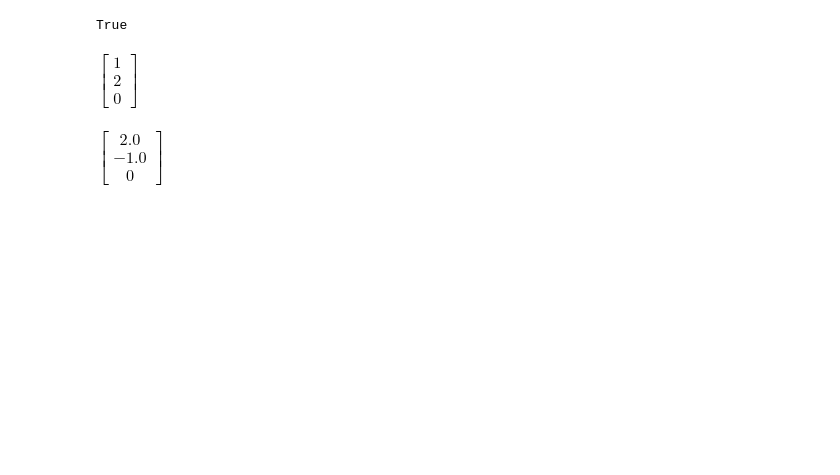
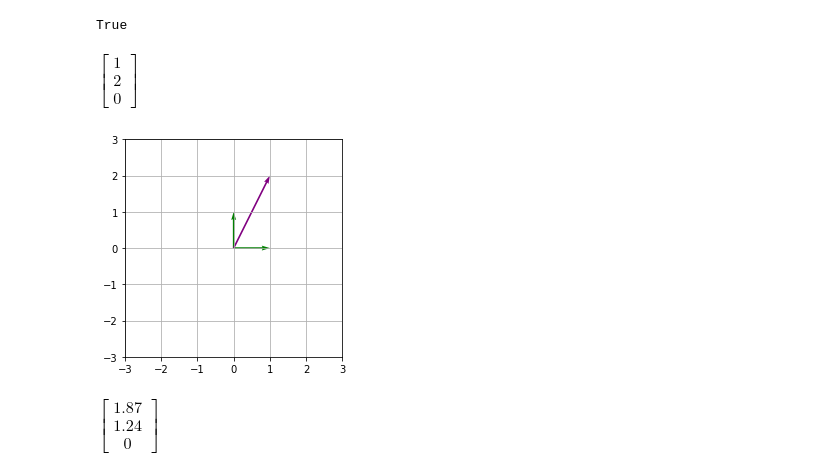
Before and after one commit to curt114/robotics, a Jupyter notebook: masterclass/geometry2d/004 Describing rotation in 2D.ipynb, the cells around one changed output. Saved outputs shown, nothing was run; the diff lists cells and outputs as text; code cells hidden in the pictures; blank space fills up the shorter version.

```diff
--- a/masterclass/geometry2d/004 Describing rotation in 2D.ipynb
+++ b/masterclass/geometry2d/004 Describing rotation in 2D.ipynb
@@ -71,14 +192,58 @@ R_inverse == R_transpose
 True
 # %%
 # Create a vector in the world coordinate frame.
-vector_a = 1 * W.i + 2 * W.j
+vector_a = 1 * W.i + 2 * W.j + 0 * W.k
 vector_a_matrix = vector_a.to_matrix(W)
 vector_a_matrix
 # %% [output]
 $\displaystyle \left[\begin{matrix}1\\2\\0\end{matrix}\right]$
+# %%
+#  Plot vector a 1i + 2j (COLOR PURPLE) in the world coordinate frame (COLOR GREEN).
+
+# Initialize the figure and axes
+fig, ax = plt.subplots()
+
+# Adds grid lines to the graph.
+plt.grid()
+
+# Same scaling from data to plot units for x and y
+ax.set_aspect('equal')
+
+# X and Y axis limits
+plt.xlim(-3,3)
+plt.ylim(-3,3)
+
+world_coordinate_frame_x_translation = float(world_coordinate_frame[0,2])
+world_coordinate_frame_y_translation = float(world_coordinate_frame[1,2])
+world_coordinate_frame_x_axis_i_hat = float(world_coordinate_frame[0,0])
+world_coordinate_frame_x_axis_j_hat = float(world_coordinate_frame[1,0])
+world_coordinate_frame_y_axis_i_hat = float(world_coordinate_frame[0,1])
+world_coordinate_frame_y_axis_j_hat = float(world_coordinate_frame[1,1])
+vector_a_i_component = float(vector_a_matrix[0])
+vector_a_j_component = float(vector_a_matrix[1])
+
+# Plot World Coordinate Frame x-axis.
+world_frame_x_axis = ax.quiver(
+    world_coordinate_frame_x_translation, world_coordinate_frame_y_translation,
+    world_coordinate_frame_x_axis_i_hat, world_coordinate_frame_x_axis_j_hat,
+    units='xy', scale=1, color='green')
+
+# Plot World Coordinate Frame y-axis.
+world_frame_y_axis = ax.quiver(
+    world_coordinate_frame_x_translation, world_coordinate_frame_y_translation,
+    world_coordinate_frame_y_axis_i_hat, world_coordinate_frame_y_axis_j_hat,
+    units='xy', scale=1, color='green')
+
+# Plot vector a
+world_frame_y_axis = ax.quiver(
+    world_coordinate_frame_x_translation, world_coordinate_frame_y_translation,
+    vector_a_i_component, vector_a_j_component,
+    units='xy', scale=1, color='purple')
+# %% [output]
+[figure, added]
 # %%
 # Obtain the vector points in the reference coordinate frame.
-vector_b_matrix = R_inverse * vector_a_matrix
+vector_b_matrix = reference_coordinate_frame_inverse * vector_a_matrix
 vector_b_matrix
 # %% [output]
-$\displaystyle \left[\begin{matrix}2.0\\-1.0\\0\end{matrix}\right]$
+$\displaystyle \left[\begin{matrix}1.87\\1.24\\0\end{matrix}\right]$
```
Also changed, not shown: parts of 12 cells of this notebook.
